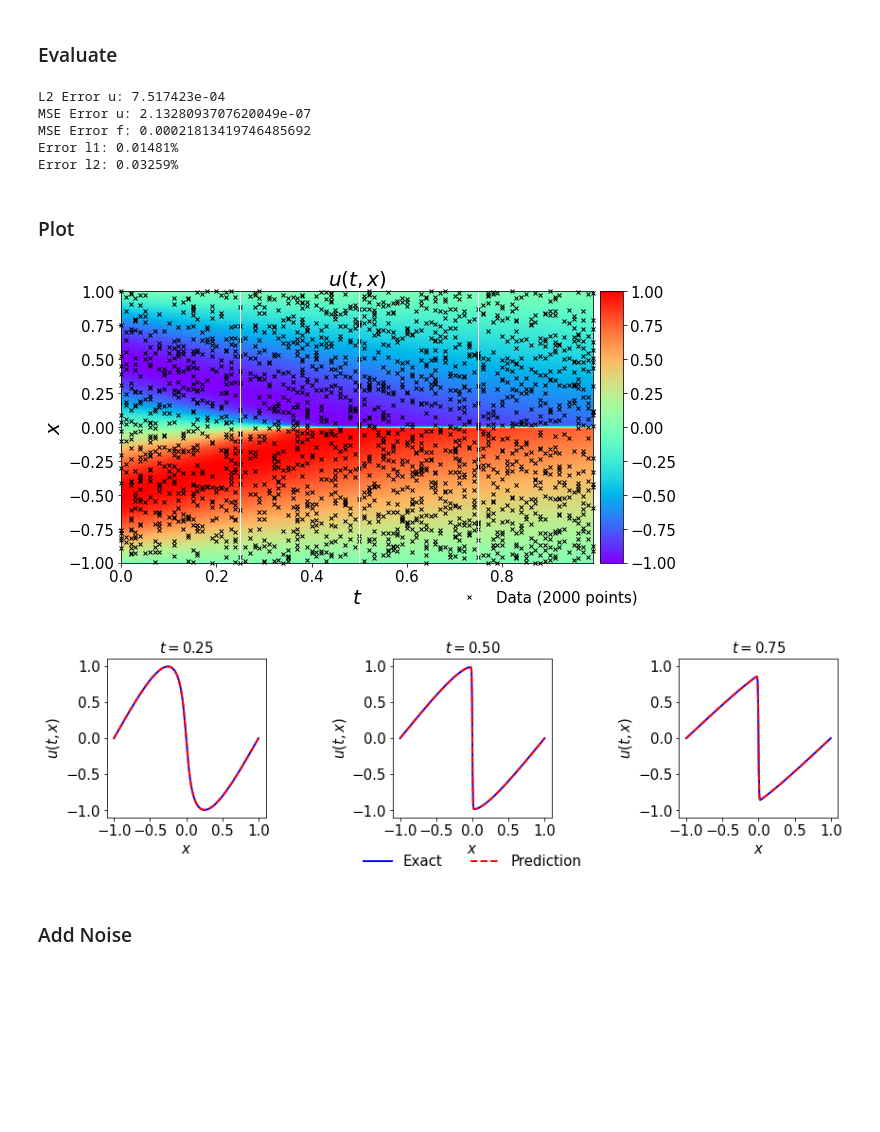
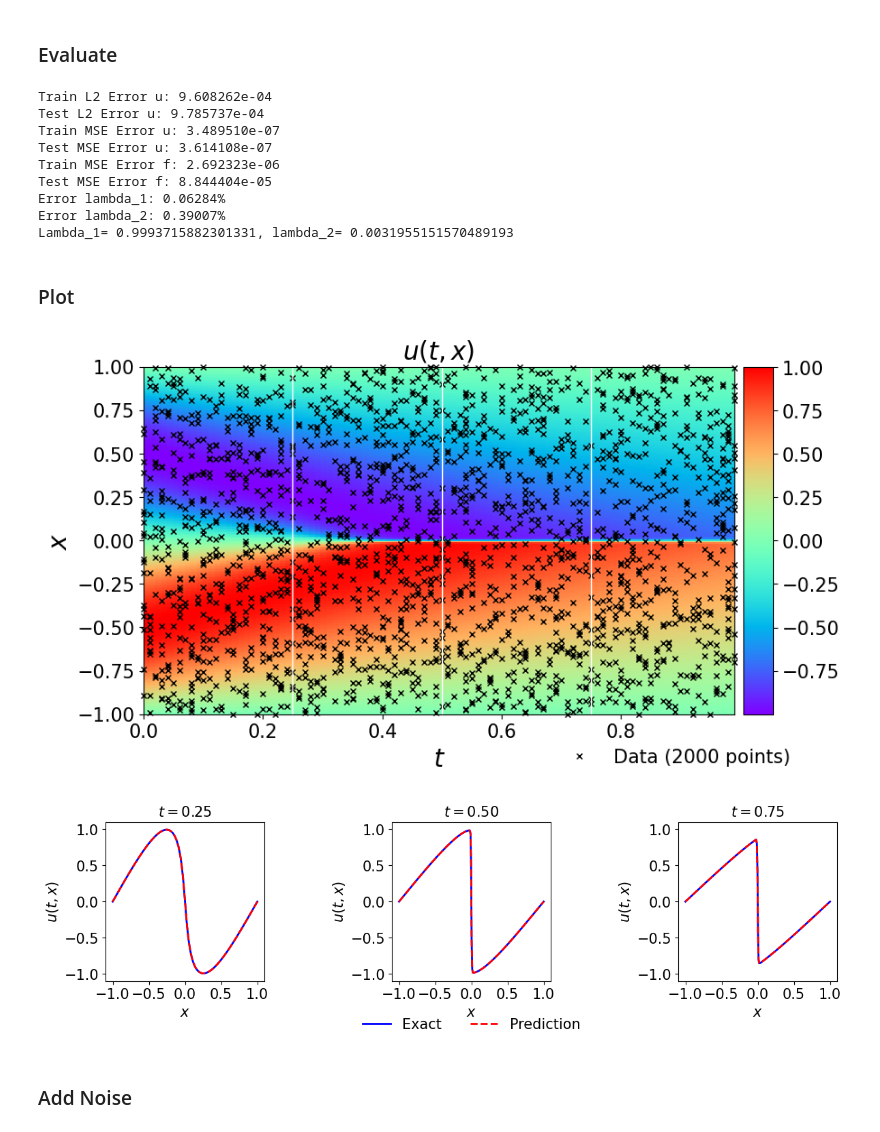
Before and after one commit to CS-433/ml-project-2-hapinness, a Jupyter notebook: Burgers_identification_light.ipynb, the cells around one changed output. Drawn from its saved outputs; the diff is of its cells as text; code cells hidden in the pictures; blank space fills up the shorter version.

```diff
--- a/Burgers_identification_light.ipynb
+++ b/Burgers_identification_light.ipynb
@@ -228,28 +232,46 @@ def l2_norm(pred, true):
 def mse(pred, true):
     return ((pred - true)**2).mean(axis=0).item()
 
-u_pred, f_pred = model.predict(xt_sol)
-lambda_1_pred = model.lambda_1.detach().cpu().numpy()
-lambda_2_pred = model.lambda_2.detach().cpu().numpy()
+u_pred_tr, f_pred_tr = model.predict(xt_train)
+
+lambda_1_pred = model.lambda_1.detach().cpu().numpy().item()
+lambda_2_pred = model.lambda_2.detach().cpu().numpy().item()
 lambda_2_pred = np.exp(lambda_2_pred)
-
-l2_u = l2_norm(u_pred, u_sol)
-mse_u = mse(u_pred, u_sol)
-mse_f = mse(f_pred, np.zeros(f_pred.shape))
-relative_error_lambda_1 = np.abs(lambda_1_pred - lambda_1_true) * 100
+relative_error_lambda_1 = np.abs(lambda_1_pred - lambda_1_true) / lambda_1_true * 100
 relative_error_error_lambda_2 = np.abs(lambda_2_pred - lambda_2_true) / lambda_2_true * 100
 
-print('L2 Error u: %e' % (l2_u))
-print(f"MSE Error u: {mse_u}")
-print(f"MSE Error f: {mse_f}")
-print('Error l1: %.5f%%' % (relative_error_lambda_1))
-print('Error l2: %.5f%%' % (relative_error_error_lambda_2))
+l2_u_tr = l2_norm(u_pred_tr, u_train)
+mse_u_tr = mse(u_pred_tr, u_train)
+mse_f_tr = mse(f_pred_tr, np.zeros(f_pred_tr.shape))
+
+u_pred_te, f_pred_te = model.predict(xt_sol)
+
+l2_u_te = l2_norm(u_pred_te, u_sol)
+mse_u_te = mse(u_pred_te, u_sol)
+mse_f_te = mse(f_pred_te, np.zeros(f_pred_te.shape))
+
+
+print(f'Train L2 Error u: %e' % (l2_u_tr))
+print(f'Test L2 Error u: %e' % (l2_u_te))
+print(f'Train MSE Error u: %e' % (mse_u_tr))
+print(f'Test MSE Error u: %e' % (mse_u_te))
+print(f'Train MSE Error f: %e' % (mse_f_tr))
+print(f'Test MSE Error f: %e' % (mse_f_te))
+
+
+print('Error lambda_1: %.5f%%' % (relative_error_lambda_1))
+print('Error lambda_2: %.5f%%' % (relative_error_error_lambda_2))
+print(f"Lambda_1= {lambda_1_pred}, lambda_2= {lambda_2_pred}")
 # %% [output]
-L2 Error u: 7.517423e-04
-MSE Error u: 2.1328093707620049e-07
-MSE Error f: 0.00021813419746485692
-Error l1: 0.01481%
-Error l2: 0.03259%
+Train L2 Error u: 9.608262e-04
+Test L2 Error u: 9.785737e-04
+Train MSE Error u: 3.489510e-07
+Test MSE Error u: 3.614108e-07
+Train MSE Error f: 2.692323e-06
+Test MSE Error f: 8.844404e-05
+Error lambda_1: 0.06284%
+Error lambda_2: 0.39007%
+Lambda_1= 0.9993715882301331, lambda_2= 0.0031955151570489193
 # %% [markdown]
 ### Plot
 # %%
@@ -259,19 +281,22 @@ from mpl_toolkits.axes_grid1 import make_axes_locatable
 import matplotlib.gridspec as gridspec
 
 #first plot
-U_pred = griddata(xt_sol, u_pred.flatten(), (X, T), method='cubic')
+U_pred = griddata(xt_sol, u_pred_te.flatten(), (X, T), method='cubic') #100, 256, the test output
 
 fig = plt.figure(figsize=(9, 5))
 ax = fig.add_subplot(111)
 
 h = ax.imshow(U_pred.T, interpolation='nearest', cmap='rainbow',
               extent=[t_sol.min(), t_sol.max(), x_sol.min(), x_sol.max()],
-              origin='lower', aspect='auto')
+              origin='lower', aspect='auto') #show pseudocolor image, u(t,x) output of xt_sol of shape (25600, 2)
+
+
 divider = make_axes_locatable(ax)
 cax = divider.append_axes("right", size="5%", pad=0.10)
 cbar = fig.colorbar(h, cax=cax)
 cbar.ax.tick_params(labelsize=15)
 
+# show training points (Nf, 2), that were used to train the network
 ax.plot(
     xt_train[:,1],
     xt_train[:,0],
@@ -333,35 +358,35 @@ ax.set_xlim([-1.1,1.1])
 ax.set_ylim([-1.1,1.1])
 ax.set_title('$t = 0.50$', fontsize = 15)
 ax.legend(
     loc='upper center',
     bbox_to_anchor=(0.5, -0.15),
     ncol=5,
     frameon=False,
     prop={'size': 15}
 )
 
 for item in ([ax.title, ax.xaxis.label, ax.yaxis.label] +
              ax.get_xticklabels() + ax.get_yticklabels()):
     item.set_fontsize(15)
 
 ax = plt.subplot(gs1[0, 2])
 ax.plot(x_sol,U_sol[75,:], 'b-', linewidth = 2, label = 'Exact')
 ax.plot(x_sol,U_pred[75,:], 'r--', linewidth = 2, label = 'Prediction')
 ax.set_xlabel('$x$')
 ax.set_ylabel('$u(t,x)$')
 ax.axis('square')
 ax.set_xlim([-1.1,1.1])
 ax.set_ylim([-1.1,1.1])
 ax.set_title('$t = 0.75$', fontsize = 15)
 
 for item in ([ax.title, ax.xaxis.label, ax.yaxis.label] +
              ax.get_xticklabels() + ax.get_yticklabels()):
     item.set_fontsize(15)
 
 plt.show()
 # %% [output]
-[figure, old version]
+[figure, new version]
-[figure, old version]
+[figure, new version]
 # %% [markdown]
 ### Add Noise
 # %%
```
Also changed, not shown: parts of 6 cells of this notebook.
